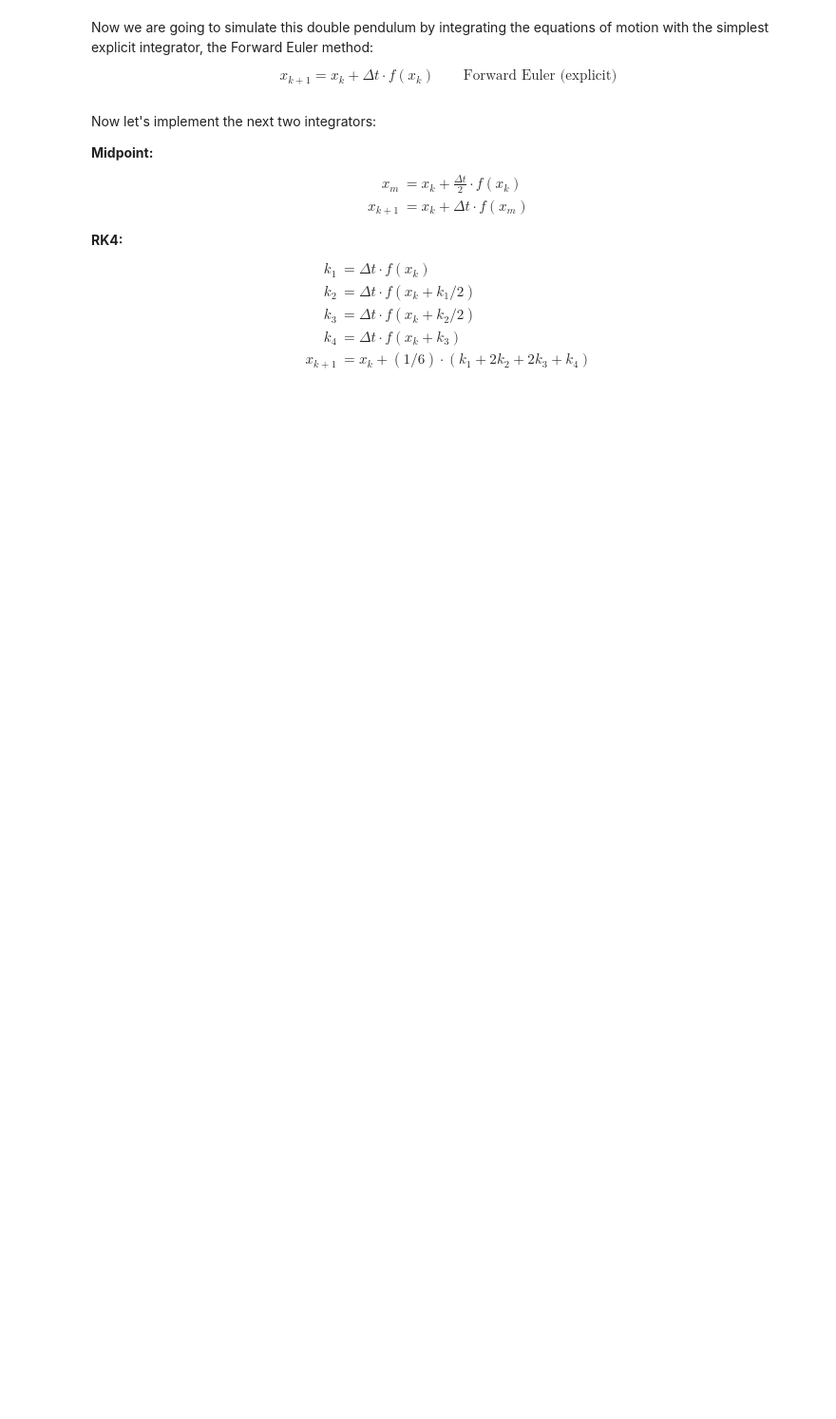
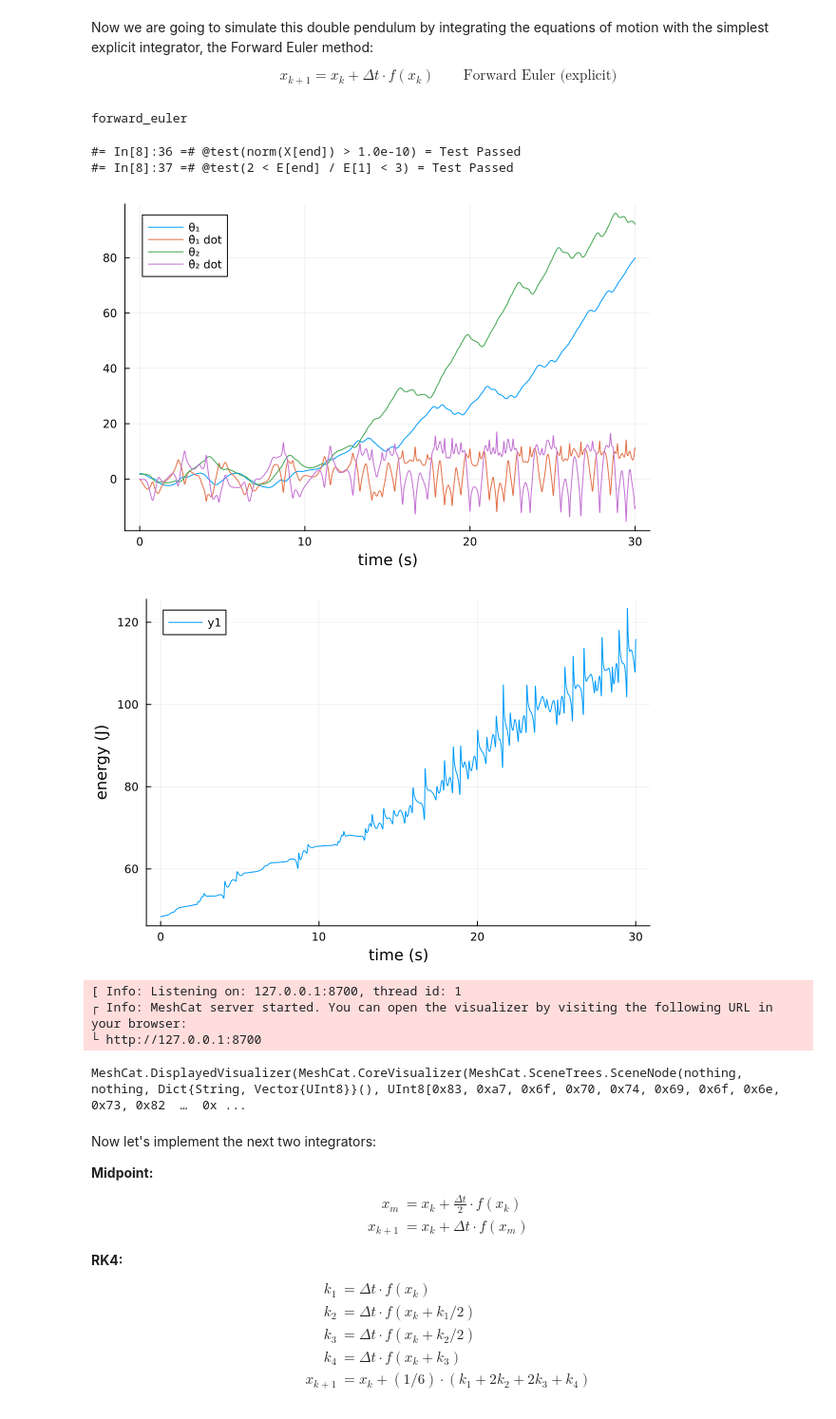
Before and after one commit to jc-bao/CMU16-745-Optimal-Control-HW, a Jupyter notebook: hw1/Q1.ipynb, the cells around one changed output. Shown at 95% size. Saved outputs shown, nothing was run; the diff lists cells and outputs as text; code cells hidden in the pictures; blank space fills up the shorter version.

```diff
--- a/hw1/Q1.ipynb
+++ b/hw1/Q1.ipynb
@@ -133,9 +162,10 @@ using Forward Euler method.
 function forward_euler(params::NamedTuple, dynamics::Function, x::Vector, dt::Real)::Vector
     # ẋ = dynamics(params, x)
     # TODO: implement forward euler
-    error("forward euler not implemented")
-    return 0*x
+    return x + dt*dynamics(params,x)
 end
+# %% [output]
+forward_euler
 # %%
 include(joinpath(@__DIR__, "animation.jl"))
 
@@ -152,33 +182,45 @@ let
 
     # initial condition
     x0 = [pi/1.6; 0; pi/1.8; 0]
 
     # time step size (s)
     dt = 0.01
     tf = 30.0
     t_vec = 0:dt:tf
     N = length(t_vec)
 
     # store the trajectory in a vector of vectors
     X = [zeros(4) for i = 1:N]
     X[1] = 1*x0
 
     # TODO: simulate the double pendulum with `forward_euler`
     # X[k] = `x_k`, so X[k+1] = forward_euler(params, double_pendulum_dynamics, X[k], dt)
+    for k = 1:N-1
+        X[k+1] = forward_euler(params, double_pendulum_dynamics, X[k], dt)
+    end
 
     # calculate energy
     E = [double_pendulum_energy(params,x) for x in X]
 
     @show @test norm(X[end]) > 1e-10   # make sure all X's were updated
     @show @test 2 < (E[end]/E[1]) < 3  # energy should be increasing
 
     # plot state history, energy history, and animate it
     display(plot(t_vec, hcat(X...)',xlabel = "time (s)", label = ["θ₁" "θ̇₁ dot" "θ₂" "θ̇₂ dot"]))
     display(plot(t_vec, E, xlabel = "time (s)", ylabel = "energy (J)"))
     meshcat_animate(params,X,dt,N)
 
 
 end
+# %% [output]
+#= In[8]:36 =# @test(norm(X[end]) > 1.0e-10) = Test Passed
+#= In[8]:37 =# @test(2 < E[end] / E[1] < 3) = Test Passed
+[figure, added]
+[figure, added]
+[ Info: Listening on: 127.0.0.1:8700, thread id: 1
+┌ Info: MeshCat server started. You can open the visualizer by visiting the following URL in your browser:
+└ http://127.0.0.1:8700
+MeshCat.DisplayedVisualizer(MeshCat.CoreVisualizer(MeshCat.SceneTrees.SceneNode(nothing, nothing, Dict{String, Vector{UInt8}}(), UInt8[0x83, 0xa7, 0x6f, 0x70, 0x74, 0x69, 0x6f, 0x6e, 0x73, 0x82  …  0x ...
 # %% [markdown]
 Now let's implement the next two integrators:
 
```
Also changed, not shown: parts of 15 cells of this notebook, 4 other files.
